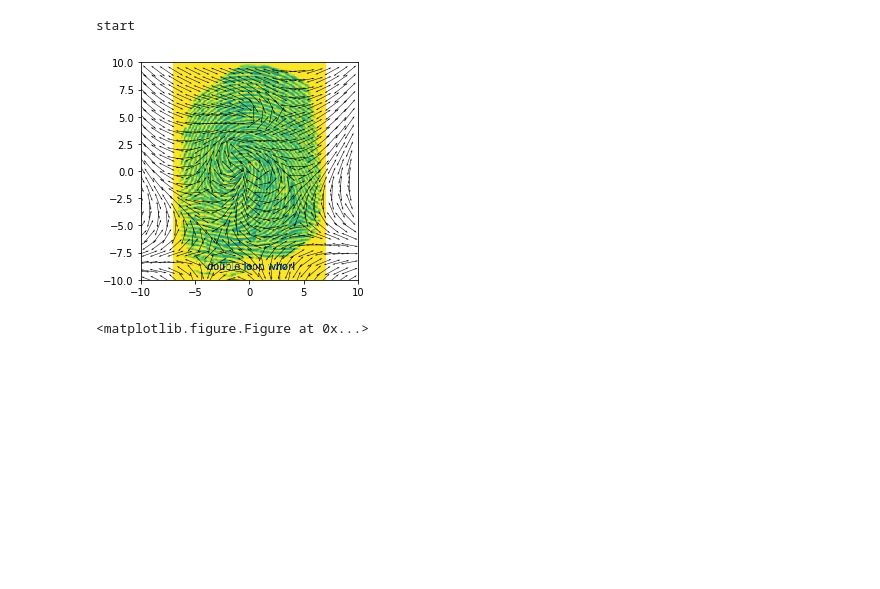
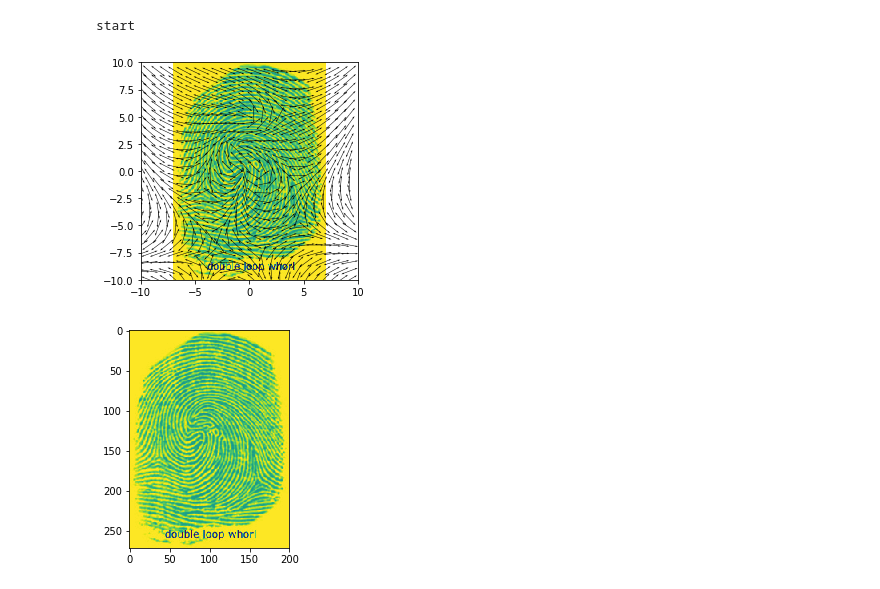
Before and after one commit to mastercljohnson/FingerPrint-Project, a Jupyter notebook: fingerprint_area.ipynb, the cells around one changed output. Drawn from its saved outputs; the diff is of its cells as text; code cells hidden in the pictures; blank space fills up the shorter version.

```diff
--- a/fingerprint_area.ipynb
+++ b/fingerprint_area.ipynb
@@ -131,34 +131,35 @@ fig = plt.figure()
 # e3 = patches.Arc((xcenter, ycenter-height/2), width, height,
 #                      angle,theta1=180,theta2=270)
 # e4 = patches.Arc((xcenter, ycenter-height/2), width, height,
 #                      theta1=270,theta2=0)
 # r1= patches.Rectangle((xcenter-width/2, ycenter-height/2), width, height,
 #                      angle,fill=False)
 # #p = PatchCollection(patch)
 # #ax.add_collection(p)
 # ax.add_patch(e1)
 # ax.add_patch(e4)
 # ax.add_patch(e3)
 # ax.add_patch(e2)
 # ax.add_patch(r1)
 
 # Show image of fingerprint
 ax.imshow(img, zorder=0, extent=[-7, 7, -10, 10])
+plt.imshow(img)
 
 #quiverplot will eventually be used with the arrays from the function
 # Find way to replace quiver plot with continuous lines (actually plot function)
 
 ax.quiver(formapx,formapy,xval,yval,scale = 25)
 ax.quiver(formapx,formapy,xxval,yyval,scale = 25)
 
 
 # ax.quiver(xval,yval)
 ax.set_aspect('equal','box')
 plt.show()
 # %% [output]
 start
 [figure]
-<matplotlib.figure.Figure at 0x...>
+[figure, added]
 # %%
 # estimate of the derivative of the orientation given by gradient of the modeled LRO function
 
```
